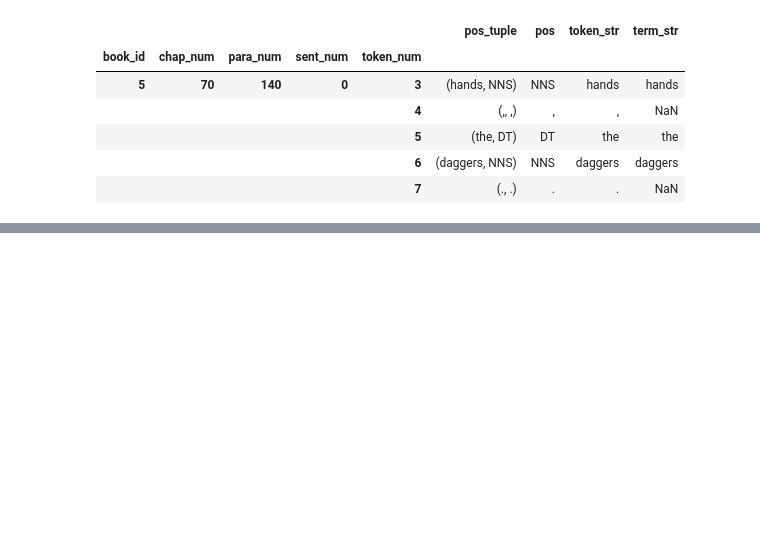
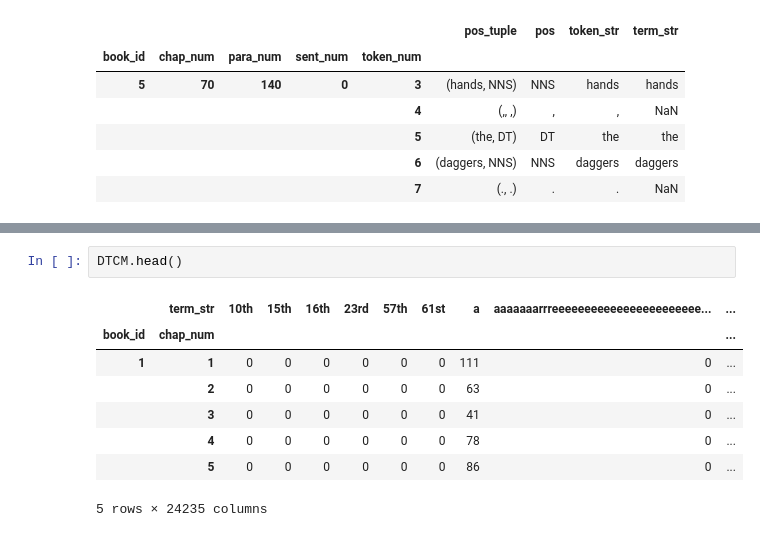
Before and after one commit to charlie-perez-35/DS5001-final, a Jupyter notebook: lib-corpus-vocab.ipynb, the cells around one changed output, grey strips where cells are left out. Saved outputs shown, nothing was run; the diff lists cells and outputs as text; blank space fills up the shorter version.

```diff
--- a/lib-corpus-vocab.ipynb
+++ b/lib-corpus-vocab.ipynb
@@ -235,0 +332,11 @@ VOCAB.to_csv('data/VOCAB.csv', sep='|')
+# %%
+DTCM.head()
+# %% [output]
+|  | term_str | 10th | 15th | 16th | 23rd | 57th | 61st | a | aaaaaaarrreeeeeeeeeeeeeeeeeeeeeee... | ... |
+| book_id | chap_num |  |  |  |  |  |  |  |  | ... |
+| 1 | 1 | 0 | 0 | 0 | 0 | 0 | 0 | 111 | 0 | ... |
+|  | 2 | 0 | 0 | 0 | 0 | 0 | 0 | 63 | 0 | ... |
+|  | 3 | 0 | 0 | 0 | 0 | 0 | 0 | 41 | 0 | ... |
+|  | 4 | 0 | 0 | 0 | 0 | 0 | 0 | 78 | 0 | ... |
+|  | 5 | 0 | 0 | 0 | 0 | 0 | 0 | 86 | 0 | ... |
+5 rows × 24235 columns
```
Also changed, not shown: parts of 22 cells of this notebook, 9 other files.
